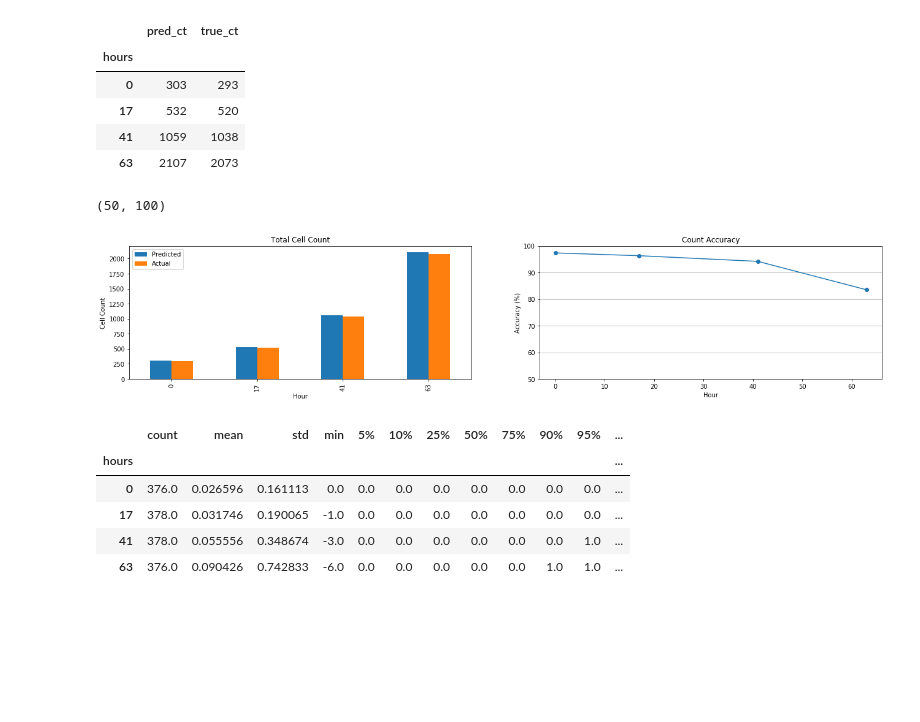
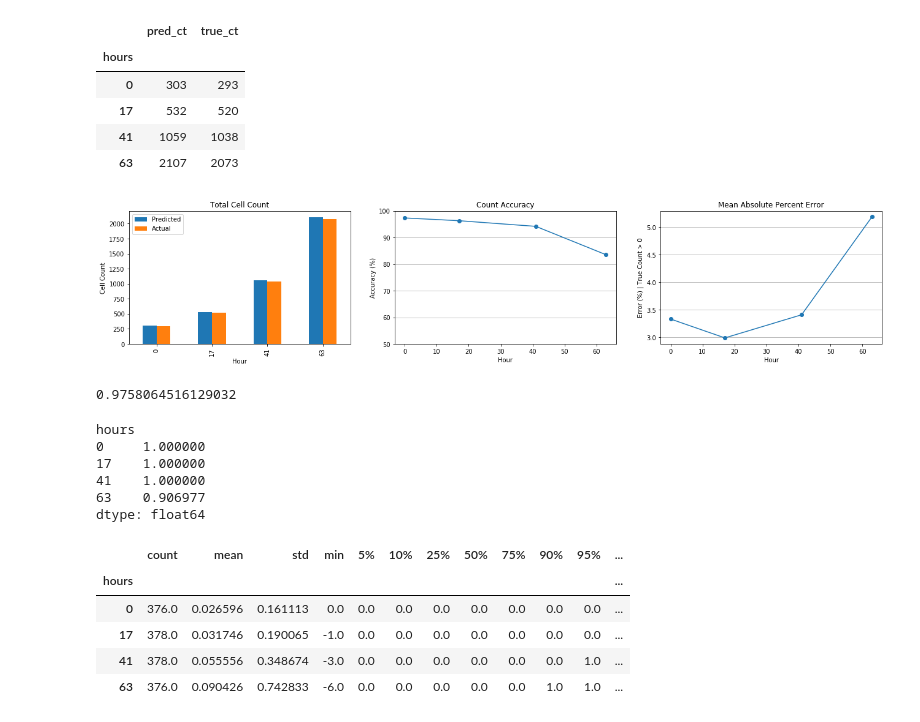
Before and after one commit to hammerlab/SmartCount, a Jupyter notebook: python/notebook/analysis/20180217-G1-K562/analysis.ipynb, the cells around one changed output. Saved outputs shown, nothing was run; the diff lists cells and outputs as text; code cells hidden in the pictures; blank space fills up the shorter version.

```diff
--- a/python/notebook/analysis/20180217-G1-K562/analysis.ipynb
+++ b/python/notebook/analysis/20180217-G1-K562/analysis.ipynb
@@ -267,24 +267,45 @@ df.groupby('hours')[['pred_ct', 'true_ct']].sum()
 | 41 | 1059 | 1038 |
 | 63 | 2107 | 2073 |
 # %%
-fig, axs = plt.subplots(1, 2)
+fig, axs = plt.subplots(1, 3)
 fig.set_size_inches(22, 4)
 
 ax = df.groupby('hours')[['pred_ct', 'true_ct']].sum()\
     .rename(columns={'pred_ct': 'Predicted', 'true_ct': 'Actual'}).plot(kind='bar', ax=axs[0])
 ax.set_title('Total Cell Count')
 ax.set_ylabel('Cell Count')
 ax.set_xlabel('Hour')
 
-ax = (df.groupby('hours').apply(lambda g: (g['delta_ct'] == 0).mean()) * 100).plot(kind='line', style='o-', ax=axs[1])
+ax = df.groupby('hours').apply(lambda g: (g['delta_ct'] == 0).mean()).mul(100).plot(kind='line', style='o-', ax=axs[1])
 ax.set_title('Count Accuracy')
 ax.set_xlabel('Hour')
 ax.set_ylabel('Accuracy (%)')
 ax.yaxis.grid()
 ax.set_ylim(50, 100)
+
+def get_pct_error(g):
+    g = g[g['true_ct'] > 0]
+    return (g['delta_ct'].abs() / g['true_ct']).describe()
+ax = df.groupby('hours').apply(get_pct_error)['mean'].mul(100).plot(style='o-', ax=axs[2])
+ax.set_title('Mean Absolute Percent Error')
+ax.set_xlabel('Hour')
+ax.set_ylabel('Error (%) | True Count > 0')
+ax.yaxis.grid()
 # %% [output]
-(50, 100)
-[figure, old version]
+[figure, new version]
+# %%
+(df[df['true_ct'] == 0]['pred_ct'] == 0).mean()
+# %% [output]
+0.9758064516129032
+# %%
+df[df['true_ct'] == 0].groupby('hours').apply(lambda g: (g['pred_ct'] == 0).mean())
+# %% [output]
+hours
+0     1.000000
+17    1.000000
+41    1.000000
+63    0.906977
+dtype: float64
 # %%
 # Prediction difference distributions by hour
 df.groupby('hours')['delta_ct'].describe(percentiles=[.05, .1, .25, .50, .75, .9, .95])
```
Also changed, not shown: 1 other file.
